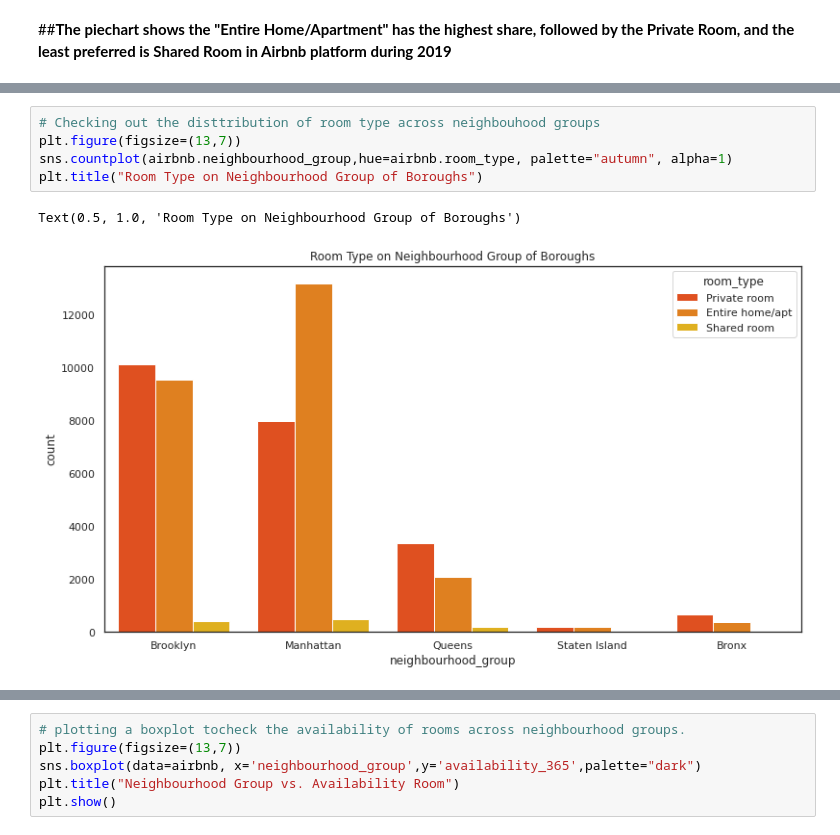
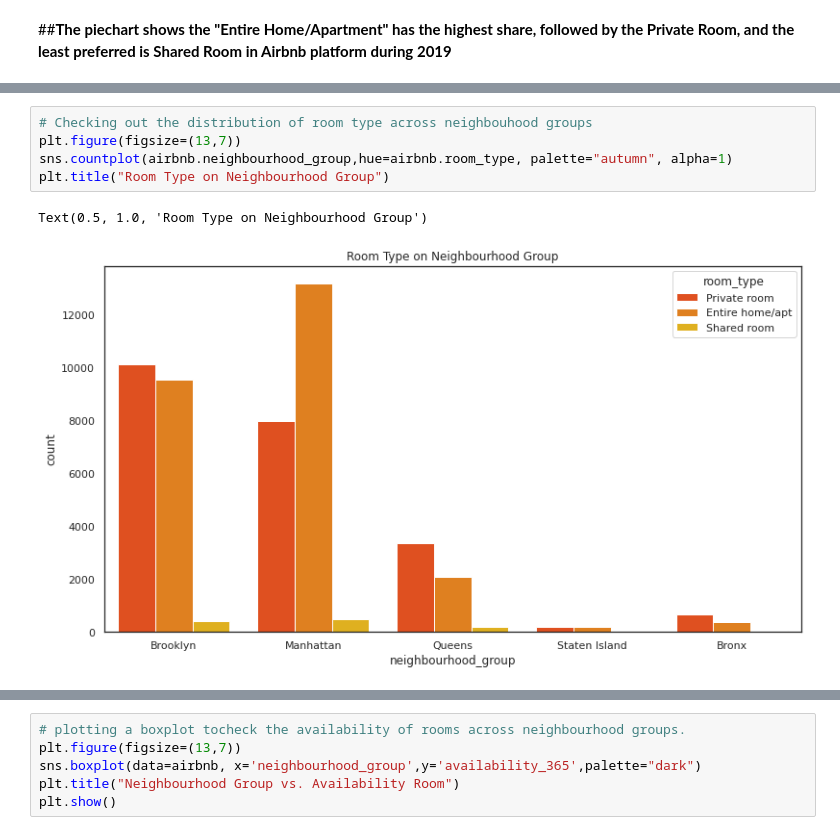
Before and after one commit to Ayaj-Ahmed/CAPSTONE-EDA, a Jupyter notebook: Airbnb_Bookings_EDA_Capstone_Project.ipynb, the cells around one changed output, grey strips where cells are left out. Drawn from its saved outputs; the diff is of its cells as text.

```diff
--- a/Airbnb_Bookings_EDA_Capstone_Project.ipynb
+++ b/Airbnb_Bookings_EDA_Capstone_Project.ipynb
@@ -412,8 +421,8 @@ airbnb['room_type'].value_counts().plot.pie(y='room_type',figsize=(13,7))
 # %%
-# Checking out the disttribution of room type across neighbouhood groups
+# Checking out the distribution of room type across neighbouhood groups
 plt.figure(figsize=(13,7))
 sns.countplot(airbnb.neighbourhood_group,hue=airbnb.room_type, palette="autumn", alpha=1)
-plt.title("Room Type on Neighbourhood Group of Boroughs")
+plt.title("Room Type on Neighbourhood Group")
 # %% [output]
-Text(0.5, 1.0, 'Room Type on Neighbourhood Group of Boroughs')
+Text(0.5, 1.0, 'Room Type on Neighbourhood Group')
-[figure, old version]
+[figure, new version]
```
Also changed, not shown: parts of 40 cells of this notebook.
